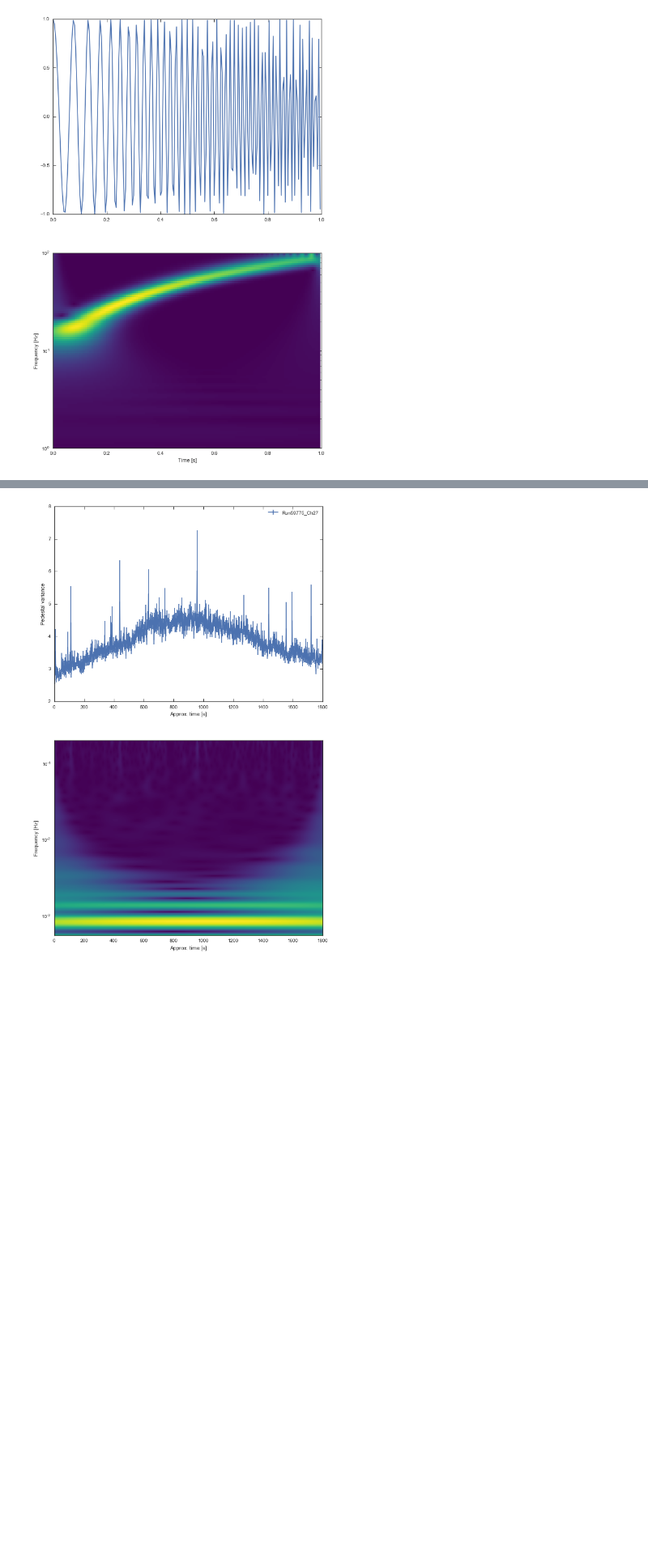
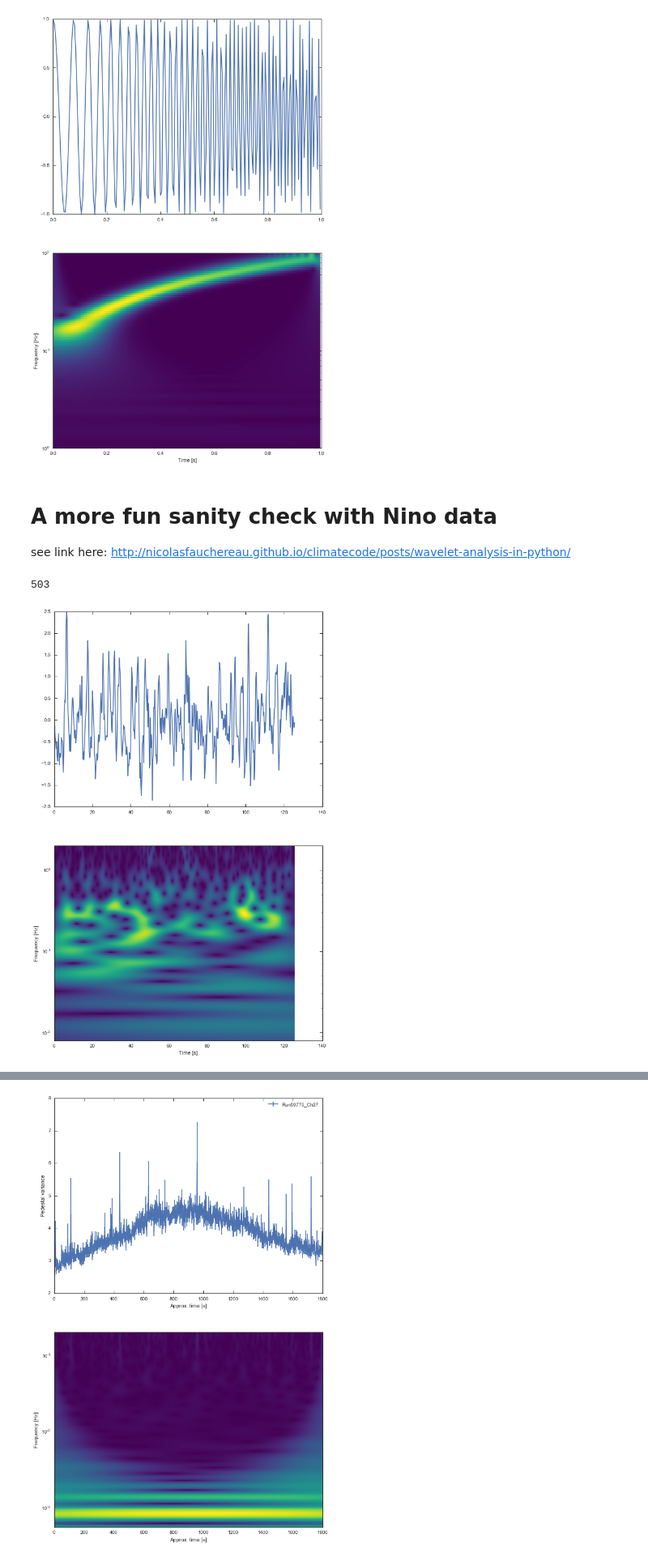
Before and after one commit to qi-feng/TimeSeries, a Jupyter notebook: pedvar/pedvar.ipynb, the cells around one changed output, grey strips where cells are left out. Shown at 81% size. Drawn from its saved outputs; the diff is of its cells as text; code cells hidden in the pictures; blank space fills up the shorter version.

```diff
--- a/pedvar/pedvar.ipynb
+++ b/pedvar/pedvar.ipynb
@@ -184,3 +174,19 @@ sig = signal.chirp(t, 10, 0.5, 50, method='linear', phi=0, vertex_zero=True)
 plot_cwt(t, sig, dt=None, plot_series=True, w0=8, cmap='viridis')
 # %% [output]
 [figure]
+# %% [markdown]
+# A more fun sanity check with Nino data
+see link here: http://nicolasfauchereau.github.io/climatecode/posts/wavelet-analysis-in-python/
+# %%
+nino3 = "http://paos.colorado.edu/research/wavelets/wave_idl/sst_nino3.dat"
+nino3 = pd.read_table(nino3)
+nino_data = nino3.values.squeeze()
+N_nino = nino_data.size
+print(N_nino)
+dt=0.25
+t = np.arange(0, N_nino) * dt
+
+plot_cwt(t, nino_data, dt=dt, plot_series=True, w0=7, cmap='viridis')
+# %% [output]
+503
+[figure, added]
```
Also changed, not shown: parts of 17 cells of this notebook, 1 other file.
